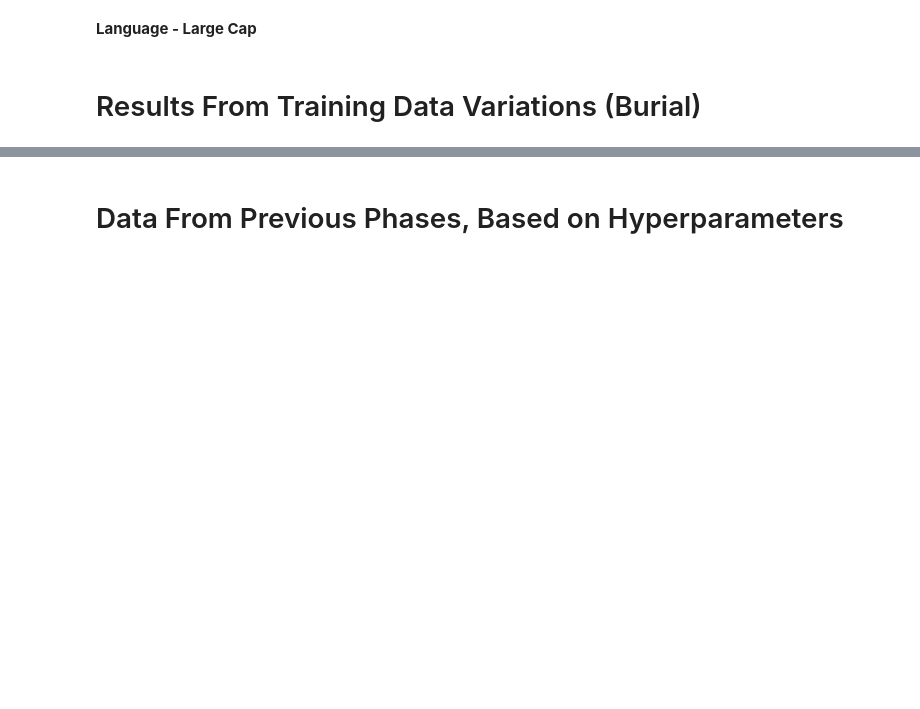
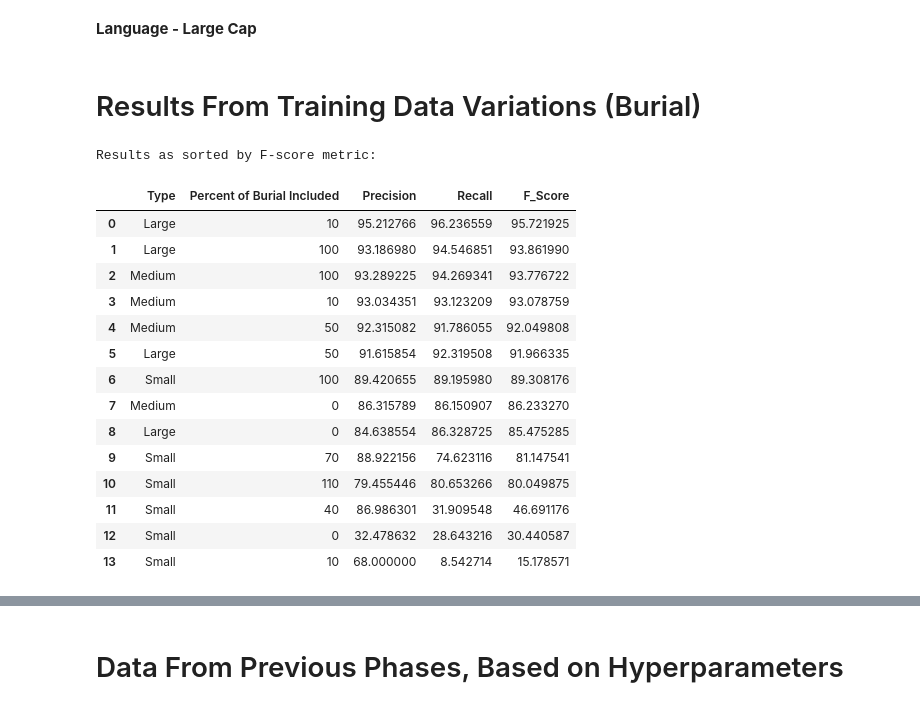
Before and after one commit to slavesocieties/ssda-nlp, a Jupyter notebook: 70-exhaustive-training.ipynb, the cells around one changed output, grey strips where cells are left out. Drawn from its saved outputs; the diff is of its cells as text; code cells hidden in the pictures; blank space fills up the shorter version.

Commit message:
Added plotting/results_dfs

```diff
--- a/70-exhaustive-training.ipynb
+++ b/70-exhaustive-training.ipynb
@@ -369,3 +369,32 @@ results_df_LCB.head(20)
 **Language - Large Cap**
 # %% [markdown]
 # Results From Training Data Variations (Burial)
+# %%
+#no_test
+
+#frames = [manual_data_SCB, manual_data_MCB, manual_data_LCB]
+full_burial_data_results_df = results_df_SCB.append(results_df_MCB, ignore_index=True)
+full_burial_data_results_df = full_burial_data_results_df.append(results_df_LCB, ignore_index=True)
+
+#full_burial_data_results_df = pd.concat(frames, sort=False)
+full_burial_data_results_df.sort_values(by=['F_Score'], inplace=True, ascending=False)
+full_burial_data_results_df = full_burial_data_results_df.reset_index(drop=True)
+print('Results as sorted by F-score metric:')
+full_burial_data_results_df.head(30)
+# %% [output]
+Results as sorted by F-score metric:
+|  | Type | Percent of Burial Included | Precision | Recall | F_Score |
+| 0 | Large | 10 | 95.212766 | 96.236559 | 95.721925 |
+| 1 | Large | 100 | 93.186980 | 94.546851 | 93.861990 |
+| 2 | Medium | 100 | 93.289225 | 94.269341 | 93.776722 |
+| 3 | Medium | 10 | 93.034351 | 93.123209 | 93.078759 |
+| 4 | Medium | 50 | 92.315082 | 91.786055 | 92.049808 |
+| 5 | Large | 50 | 91.615854 | 92.319508 | 91.966335 |
+| 6 | Small | 100 | 89.420655 | 89.195980 | 89.308176 |
+| 7 | Medium | 0 | 86.315789 | 86.150907 | 86.233270 |
+| 8 | Large | 0 | 84.638554 | 86.328725 | 85.475285 |
+| 9 | Small | 70 | 88.922156 | 74.623116 | 81.147541 |
+| 10 | Small | 110 | 79.455446 | 80.653266 | 80.049875 |
+| 11 | Small | 40 | 86.986301 | 31.909548 | 46.691176 |
+| 12 | Small | 0 | 32.478632 | 28.643216 | 30.440587 |
+| 13 | Small | 10 | 68.000000 | 8.542714 | 15.178571 |
```
Also changed, not shown: parts of 6 cells of this notebook.
